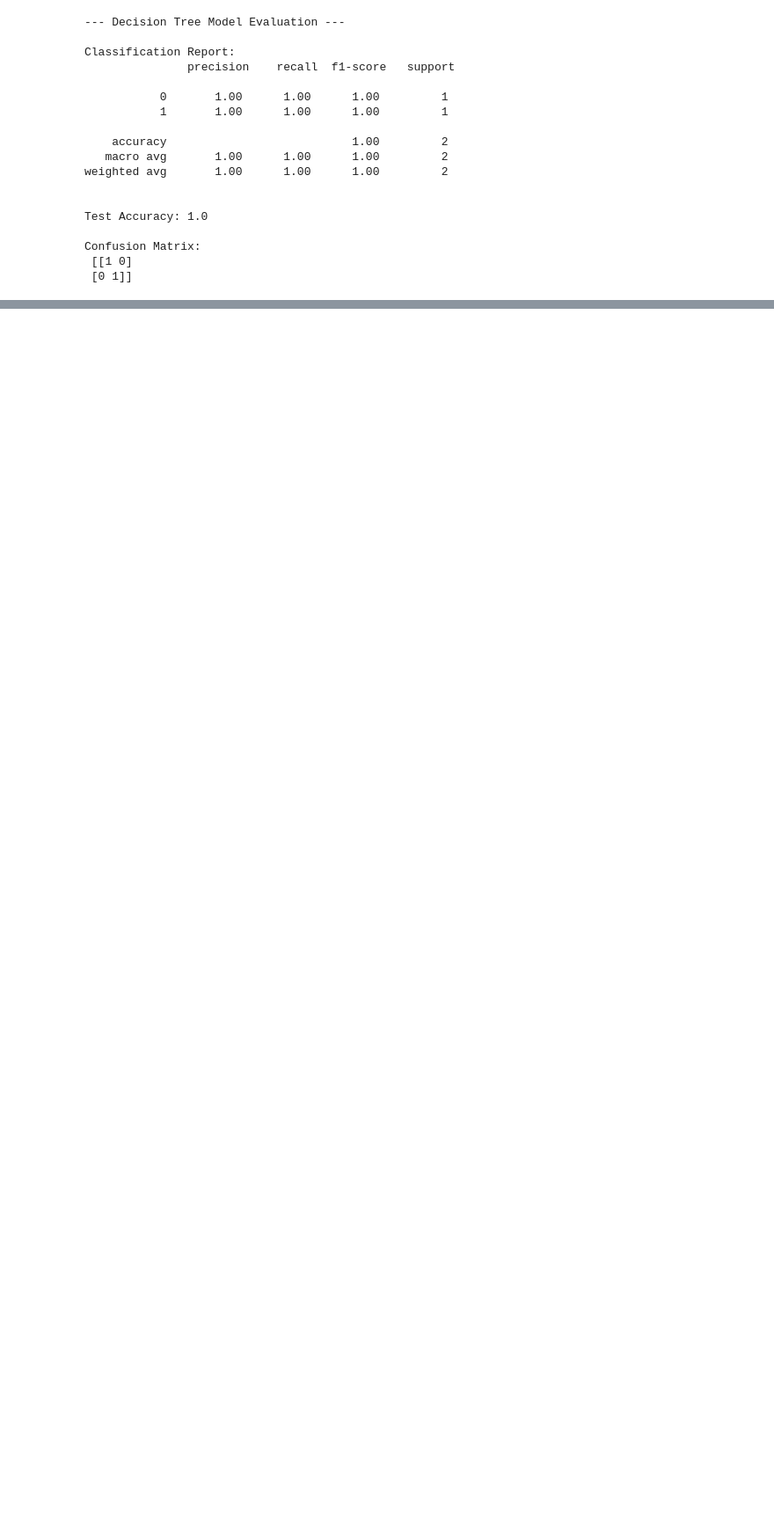
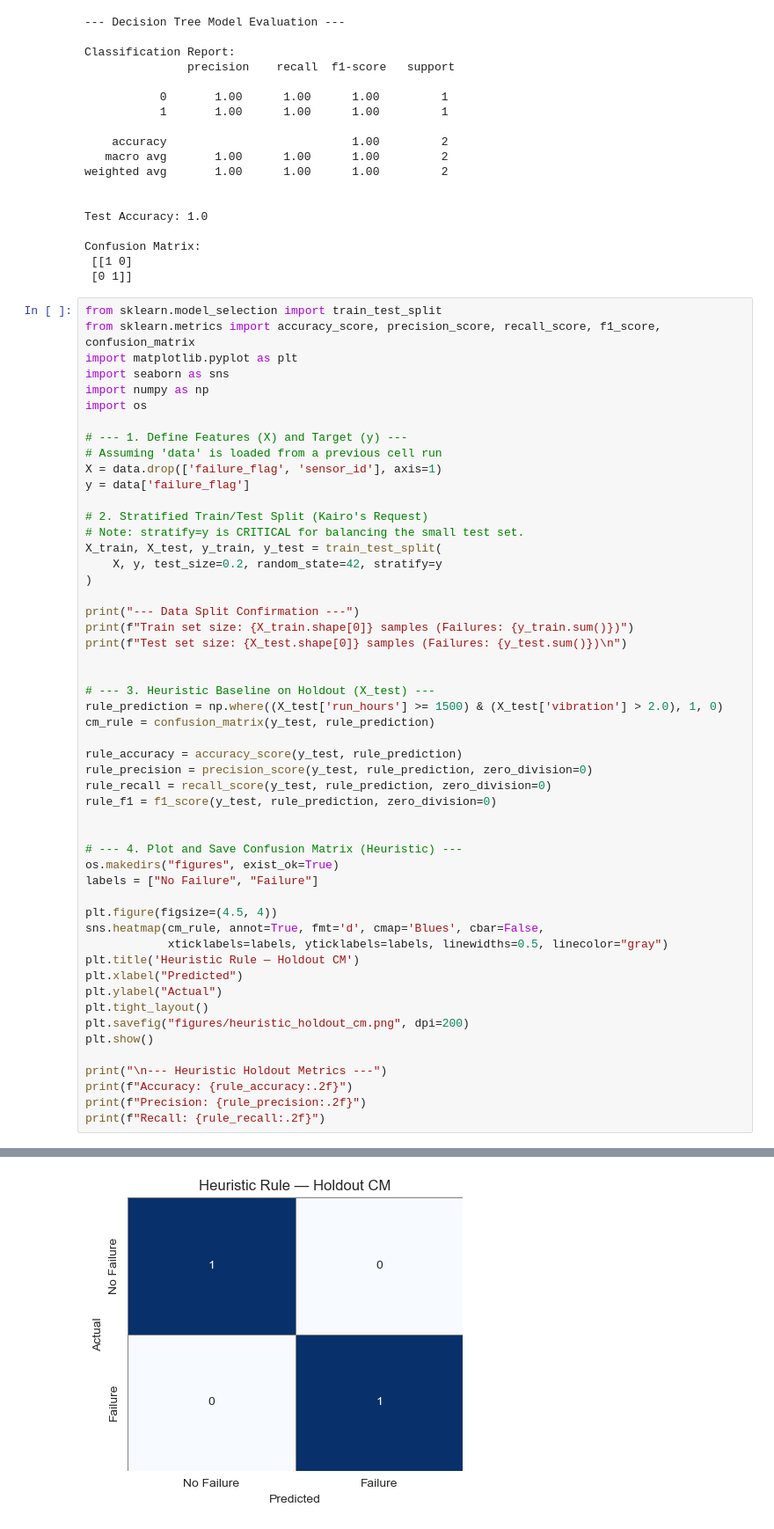
Before and after one commit to posesedbot/predictive-maintenance-boilers, a Jupyter notebook: notebooks/01_Exploratory_Data_Analysis.ipynb, the cells around one changed output, grey strips where cells are left out. Shown at 88% size. Drawn from its saved outputs; the diff is of its cells as text; blank space fills up the shorter version.

Commit message:
feat(eval): add stratified holdout generalization check

```diff
--- a/notebooks/01_Exploratory_Data_Analysis.ipynb
+++ b/notebooks/01_Exploratory_Data_Analysis.ipynb
@@ -181,3 +181,56 @@ Test Accuracy: 1.0
 Confusion Matrix:
  [[1 0]
  [0 1]]
+# %%
+from sklearn.model_selection import train_test_split
+from sklearn.metrics import accuracy_score, precision_score, recall_score, f1_score, confusion_matrix
+import matplotlib.pyplot as plt
+import seaborn as sns
+import numpy as np
+import os
+
+# --- 1. Define Features (X) and Target (y) ---
+# Assuming 'data' is loaded from a previous cell run
+X = data.drop(['failure_flag', 'sensor_id'], axis=1)
+y = data['failure_flag']
+
+# 2. Stratified Train/Test Split (Kairo's Request)
+# Note: stratify=y is CRITICAL for balancing the small test set.
+X_train, X_test, y_train, y_test = train_test_split(
+    X, y, test_size=0.2, random_state=42, stratify=y
+)
+
+print("--- Data Split Confirmation ---")
+print(f"Train set size: {X_train.shape[0]} samples (Failures: {y_train.sum()})")
+print(f"Test set size: {X_test.shape[0]} samples (Failures: {y_test.sum()})\n")
+
+
+# --- 3. Heuristic Baseline on Holdout (X_test) ---
+rule_prediction = np.where((X_test['run_hours'] >= 1500) & (X_test['vibration'] > 2.0), 1, 0)
+cm_rule = confusion_matrix(y_test, rule_prediction)
+
+rule_accuracy = accuracy_score(y_test, rule_prediction)
+rule_precision = precision_score(y_test, rule_prediction, zero_division=0)
+rule_recall = recall_score(y_test, rule_prediction, zero_division=0)
+rule_f1 = f1_score(y_test, rule_prediction, zero_division=0)
+
+
+# --- 4. Plot and Save Confusion Matrix (Heuristic) ---
+os.makedirs("figures", exist_ok=True)
+labels = ["No Failure", "Failure"]
+
+plt.figure(figsize=(4.5, 4))
+sns.heatmap(cm_rule, annot=True, fmt='d', cmap='Blues', cbar=False,
+            xticklabels=labels, yticklabels=labels, linewidths=0.5, linecolor="gray")
+plt.title('Heuristic Rule — Holdout CM')
+plt.xlabel("Predicted")
+plt.ylabel("Actual")
+plt.tight_layout()
+plt.savefig("figures/heuristic_holdout_cm.png", dpi=200)
+plt.show()
+
+print("\n--- Heuristic Holdout Metrics ---")
+print(f"Accuracy: {rule_accuracy:.2f}")
+print(f"Precision: {rule_precision:.2f}")
+print(f"Recall: {rule_recall:.2f}")
+# %% [output]
@@ -183,0 +240 @@ Confusion Matrix:
+[figure, added]
```
Also changed, not shown: parts of 3 cells of this notebook.
